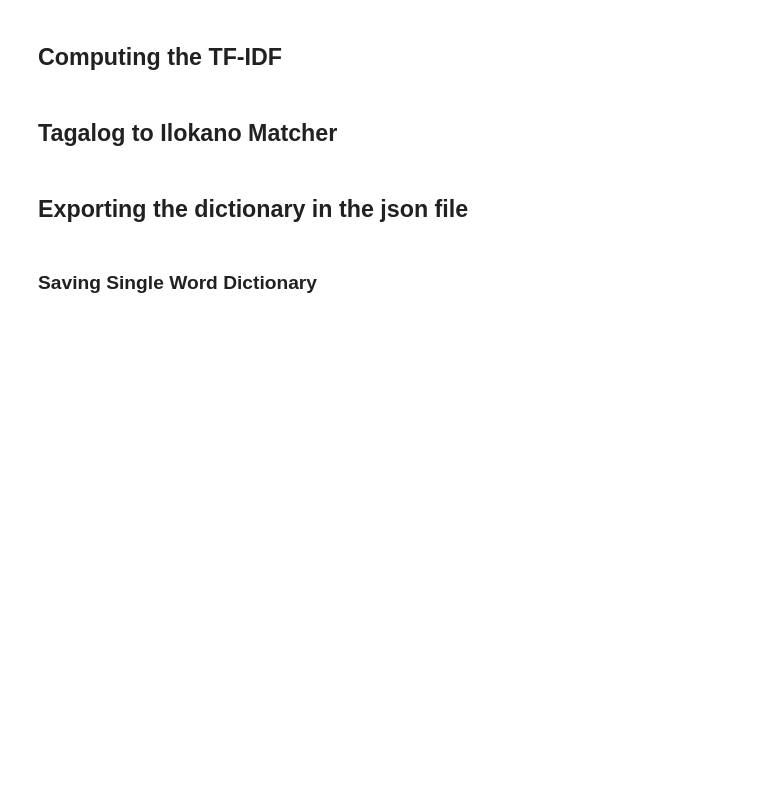
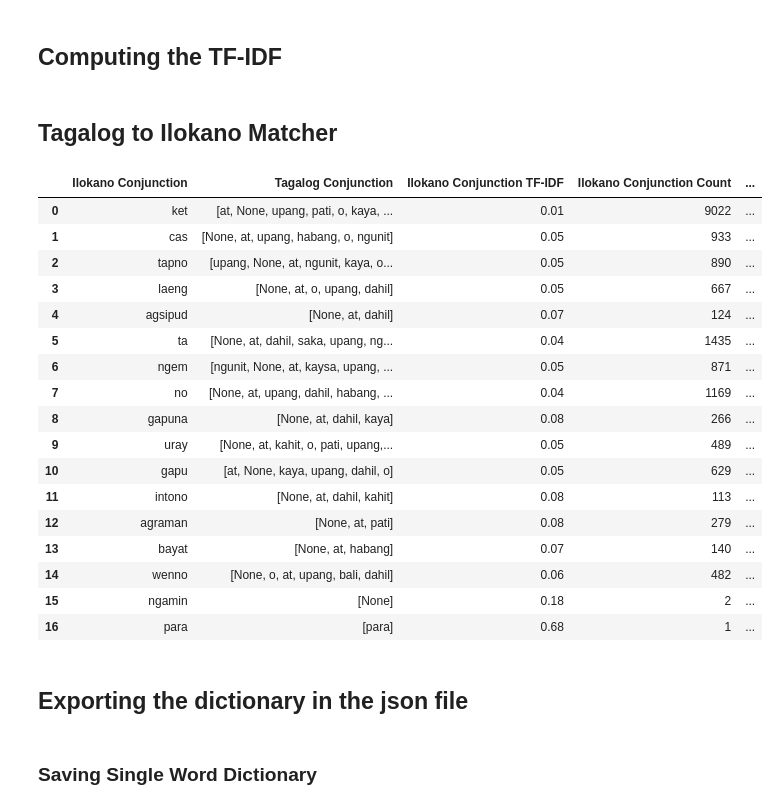
Before and after one commit to JakeCob/Ilokano-to-Tagalog-Machince-Translation, a Jupyter notebook: notebooks/Ilokano to Tagalog/example_based_il.ipynb, the cells around one changed output. Drawn from its saved outputs; the diff is of its cells as text; code cells hidden in the pictures; blank space fills up the shorter version.

Commit message:
adjusted rules in ilokano example_based

```diff
--- a/notebooks/Ilokano to Tagalog/example_based_il.ipynb
+++ b/notebooks/Ilokano to Tagalog/example_based_il.ipynb
@@ -1439,15 +1554,34 @@ def match_il_tl_pos():
 match_il_tl_pos()
 # %%
 # dict_il_tl_sw.head()
-# dict_il_tl_vb.head(50)
-# dict_il_tl_nn.head(50)
-# dict_il_tl_jj.head(50)
-# dict_il_tl_rb.head(50)
-# dict_il_tl_cc.head(50)
+#dict_il_tl_vb.head(50)
+#dict_il_tl_nn.head(50)
+#dict_il_tl_jj.head(50)
+#dict_il_tl_rb.head(50)
+dict_il_tl_cc.head(50)
 # dict_il_tl_pr.head(50)
-dict_il_tl_dt.head(50)
+#dict_il_tl_dt.head(50)
 
 # temp_dict.head()
+# %% [output]
+|  | Ilokano Conjunction | Tagalog Conjunction | Ilokano Conjunction TF-IDF | Ilokano Conjunction Count | ... |
+| 0 | ket | [at, None, upang, pati, o, kaya, ... | 0.01 | 9022 | ... |
+| 1 | cas | [None, at, upang, habang, o, ngunit] | 0.05 | 933 | ... |
+| 2 | tapno | [upang, None, at, ngunit, kaya, o... | 0.05 | 890 | ... |
+| 3 | laeng | [None, at, o, upang, dahil] | 0.05 | 667 | ... |
+| 4 | agsipud | [None, at, dahil] | 0.07 | 124 | ... |
+| 5 | ta | [None, at, dahil, saka, upang, ng... | 0.04 | 1435 | ... |
+| 6 | ngem | [ngunit, None, at, kaysa, upang, ... | 0.05 | 871 | ... |
+| 7 | no | [None, at, upang, dahil, habang, ... | 0.04 | 1169 | ... |
+| 8 | gapuna | [None, at, dahil, kaya] | 0.08 | 266 | ... |
+| 9 | uray | [None, at, kahit, o, pati, upang,... | 0.05 | 489 | ... |
+| 10 | gapu | [at, None, kaya, upang, dahil, o] | 0.05 | 629 | ... |
+| 11 | intono | [None, at, dahil, kahit] | 0.08 | 113 | ... |
+| 12 | agraman | [None, at, pati] | 0.08 | 279 | ... |
+| 13 | bayat | [None, at, habang] | 0.07 | 140 | ... |
+| 14 | wenno | [None, o, at, upang, bali, dahil] | 0.06 | 482 | ... |
+| 15 | ngamin | [None] | 0.18 | 2 | ... |
+| 16 | para | [para] | 0.68 | 1 | ... |
 # %% [markdown]
 ## Exporting the dictionary in the json file
 # %% [markdown]
```
Also changed, not shown: parts of 17 cells of this notebook, 1 other file.
